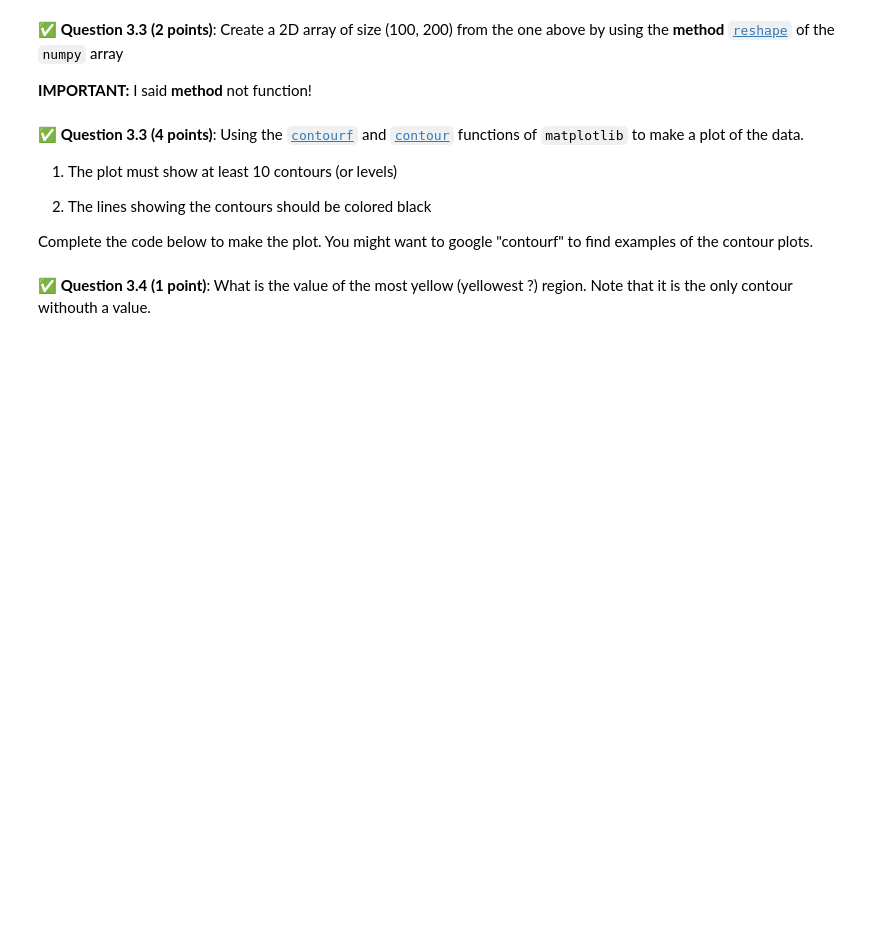
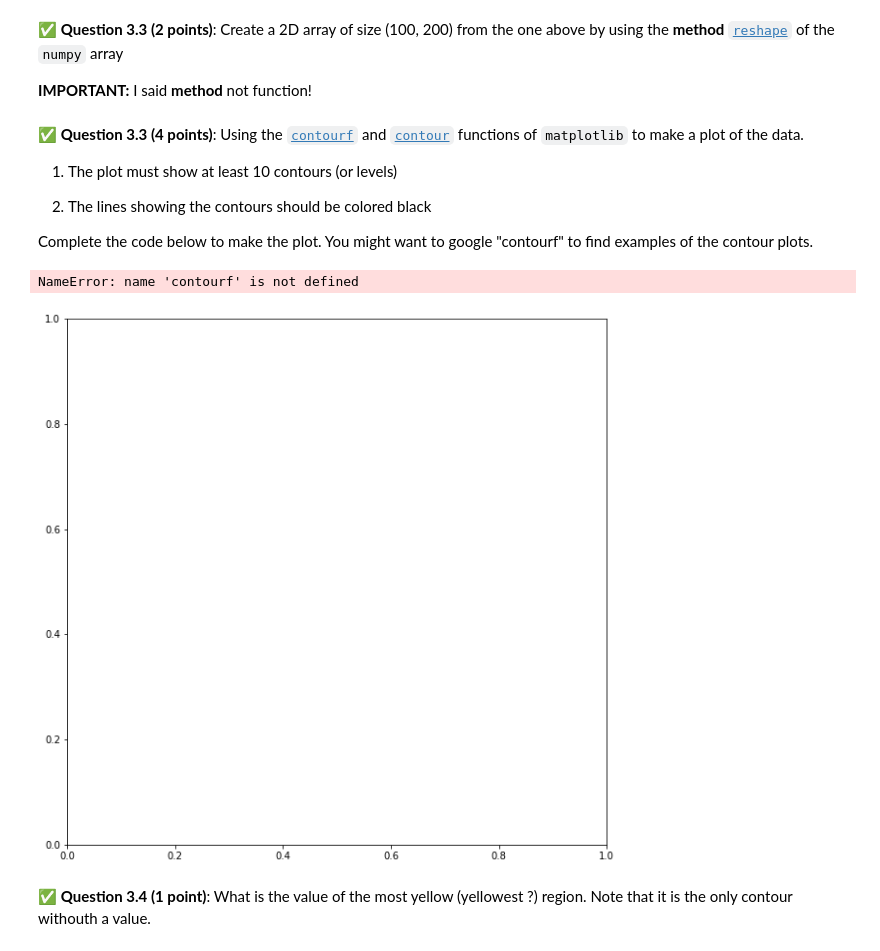
Before and after one commit to arburyri/cmse202-f22-turnin, a Jupyter notebook: midterm/CMSE202-Midterm-Section003-RichardArbury.ipynb, the cells around one changed output. Cells and saved outputs as stored; diff of their text form; code cells hidden in the pictures; blank space fills up the shorter version.

```diff
--- a/midterm/CMSE202-Midterm-Section003-RichardArbury.ipynb
+++ b/midterm/CMSE202-Midterm-Section003-RichardArbury.ipynb
@@ -326,3 +335,5 @@ __IMPORTANT:__ I said **method** not function!
+# %%
+txt = np.loadtxt("psi.dat")
 # %% [markdown]
 &#9989; **Question 3.3 (4 points)**: Using the [`contourf`](https://matplotlib.org/stable/api/_as_gen/matplotlib.axes.Axes.contourf.html) and [`contour`](https://matplotlib.org/stable/api/_as_gen/matplotlib.axes.Axes.contour.html) functions of `matplotlib` to make a plot of the data.
 
@@ -332,16 +343,18 @@ __IMPORTANT:__ I said **method** not function!
 
 Complete the code below to make the plot. You might want to google "contourf" to find examples of the contour plots.
 # %%
-# Complete this part
 
 fig, ax = plt.subplots(1,1, figsize = (10,10))
 
-cpf = # Make a filled contour plot of the data with 10 levels
+cpf = contourf(txt,levels=[10])
 
-cp = # Plot the contours of the plot above and make the color of the levels black
+cp = cpf
 
 ax.clabel(cp, fontsize = 12)
 plt.show()
+# %% [output]
+NameError: name 'contourf' is not defined
+[figure, added]
 # %% [markdown]
 &#9989; **Question 3.4 (1 point)**: What is the value of the most yellow (yellowest ?) region. Note that it is the only contour withouth a value.
 # %% [markdown]
```
Also changed, not shown: parts of 9 cells of this notebook.
